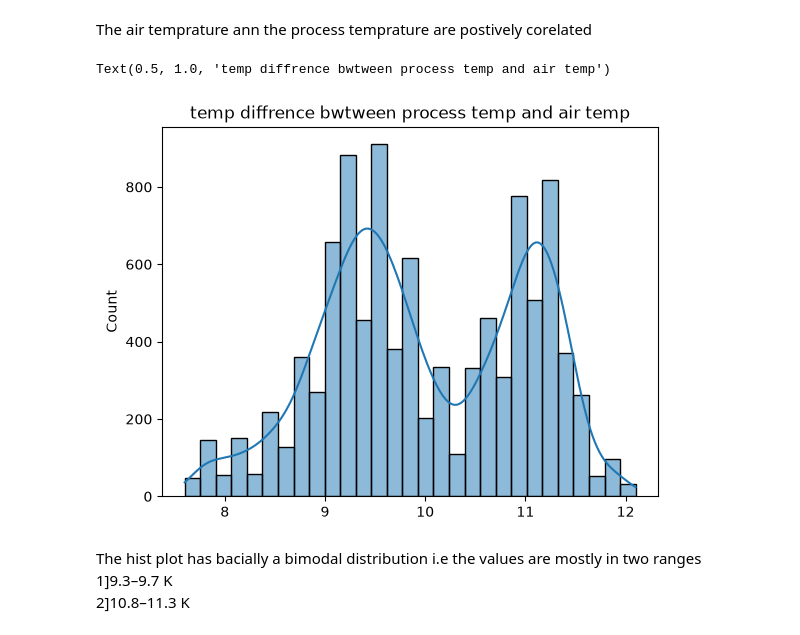
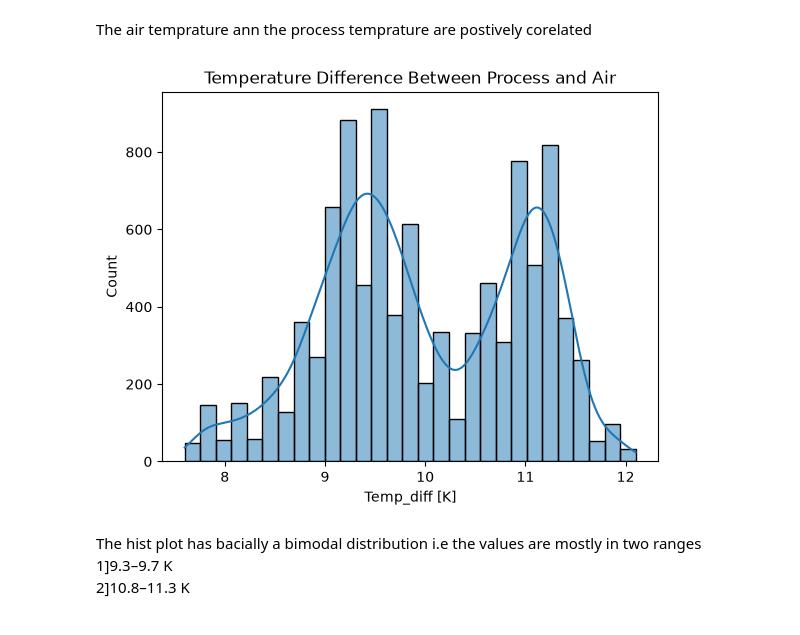
Before and after one commit to sanjayofficialworks-ai/predictive-maintance, a Jupyter notebook: notebooks/eda.ipynb, the cells around one changed output. Saved outputs shown, nothing was run; the diff lists cells and outputs as text; code cells hidden in the pictures.

```diff
--- a/notebooks/eda.ipynb
+++ b/notebooks/eda.ipynb
@@ -133,15 +133,17 @@ np.float64(0.8761071581166642)
 # %% [markdown]
 The air temprature ann the process temprature are postively corelated
 # %%
-temperature_difference = (
+df['Temp_diff [K]'] = (
     df['Process temperature [K]']
     - df['Air temperature [K]']
 )
-sns.histplot(temperature_difference,kde=True)
-plt.title("temp diffrence bwtween process temp and air temp")
+
+
+sns.histplot(df['Temp_diff [K]'], kde=True)
+plt.title("Temperature Difference Between Process and Air")
+plt.show()
 # %% [output]
-Text(0.5, 1.0, 'temp diffrence bwtween process temp and air temp')
-[figure, old version]
+[figure, new version]
 # %% [markdown]
 The hist plot has bacially a bimodal distribution i.e the values are mostly in two ranges<br>
 1]9.3–9.7 K<br>
```
Also changed, not shown: parts of 9 cells of this notebook.
